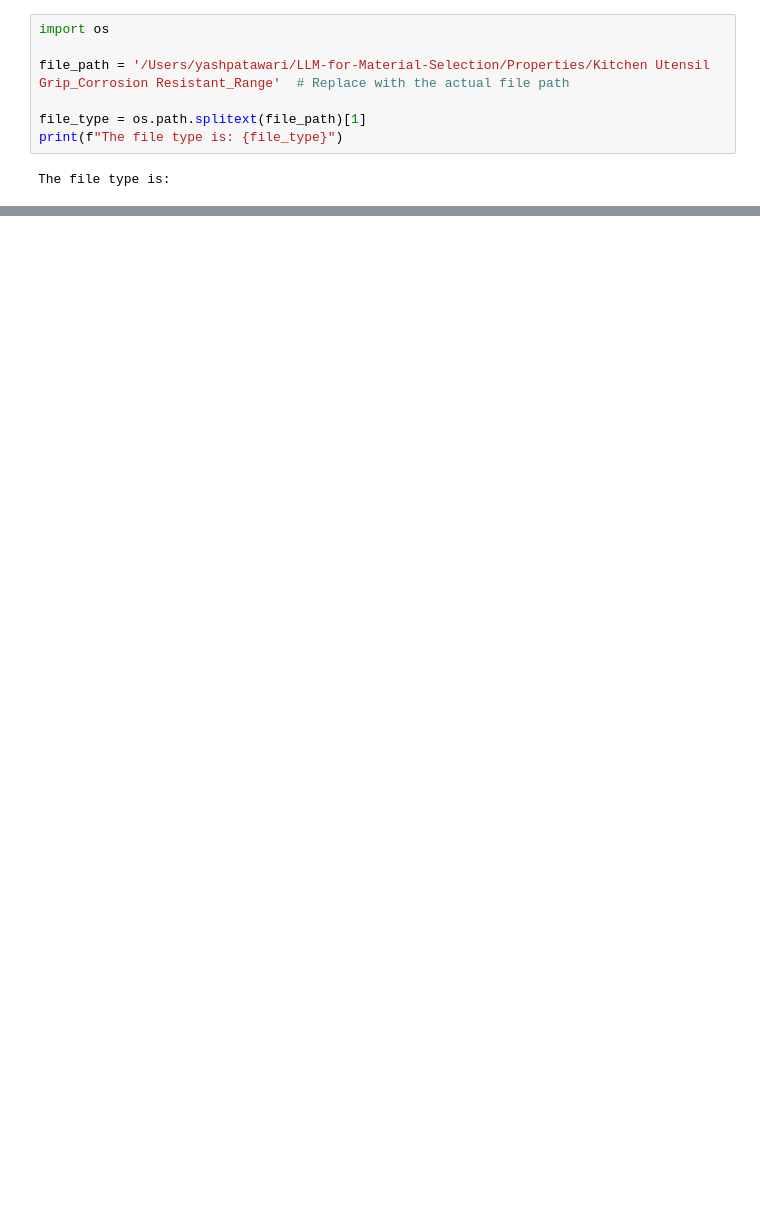
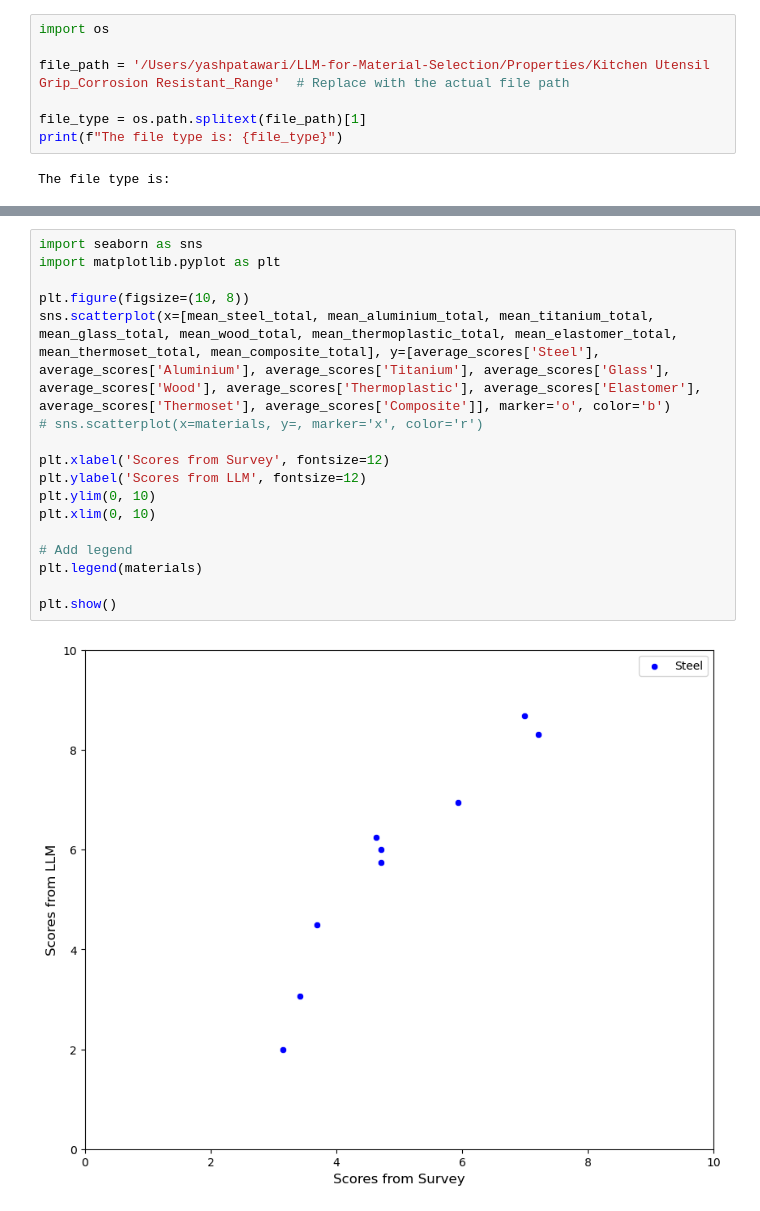
Before and after one commit to cmudrc/LLM-for-Material-Selection, a Jupyter notebook: SurveyLLM comparison.ipynb, the cells around one changed output, grey strips where cells are left out. Cells and saved outputs as stored; diff of their text form; blank space fills up the shorter version.

```diff
--- a/SurveyLLM comparison.ipynb
+++ b/SurveyLLM comparison.ipynb
@@ -975,0 +1073,19 @@ The file type is:
+# %%
+import seaborn as sns
+import matplotlib.pyplot as plt
+
+plt.figure(figsize=(10, 8))
+sns.scatterplot(x=[mean_steel_total, mean_aluminium_total, mean_titanium_total, mean_glass_total, mean_wood_total, mean_thermoplastic_total, mean_elastomer_total, mean_thermoset_total, mean_composite_total], y=[average_scores['Steel'], average_scores['Aluminium'], average_scores['Titanium'], average_scores['Glass'], average_scores['Wood'], average_scores['Thermoplastic'], average_scores['Elastomer'], average_scores['Thermoset'], average_scores['Composite']], marker='o', color='b')
+# sns.scatterplot(x=materials, y=, marker='x', color='r')
+
+plt.xlabel('Scores from Survey', fontsize=12)
+plt.ylabel('Scores from LLM', fontsize=12)
+plt.ylim(0, 10)
+plt.xlim(0, 10)
+
+# Add legend
+plt.legend(materials)
+
+plt.show()
+# %% [output]
+[figure, added]
```
Also changed, not shown: parts of 18 cells of this notebook, 21 other files.
